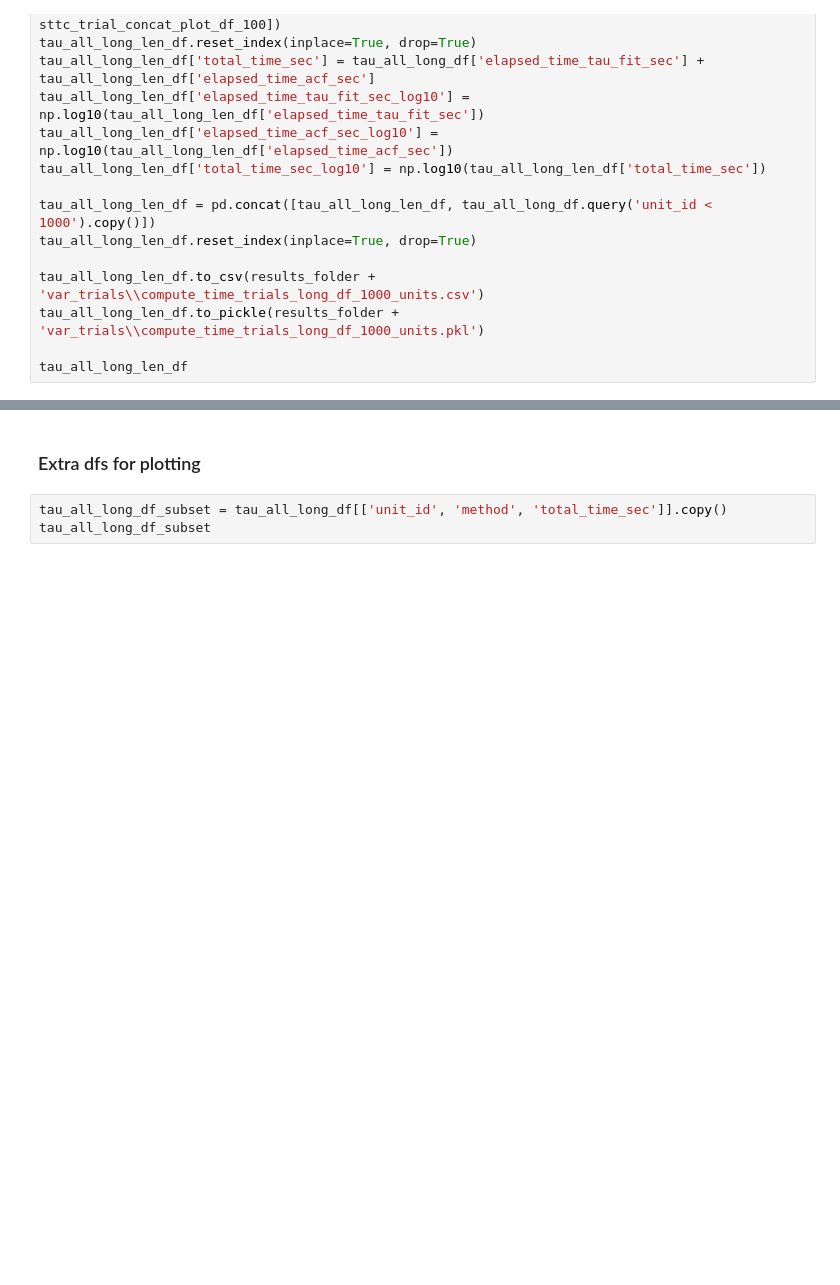
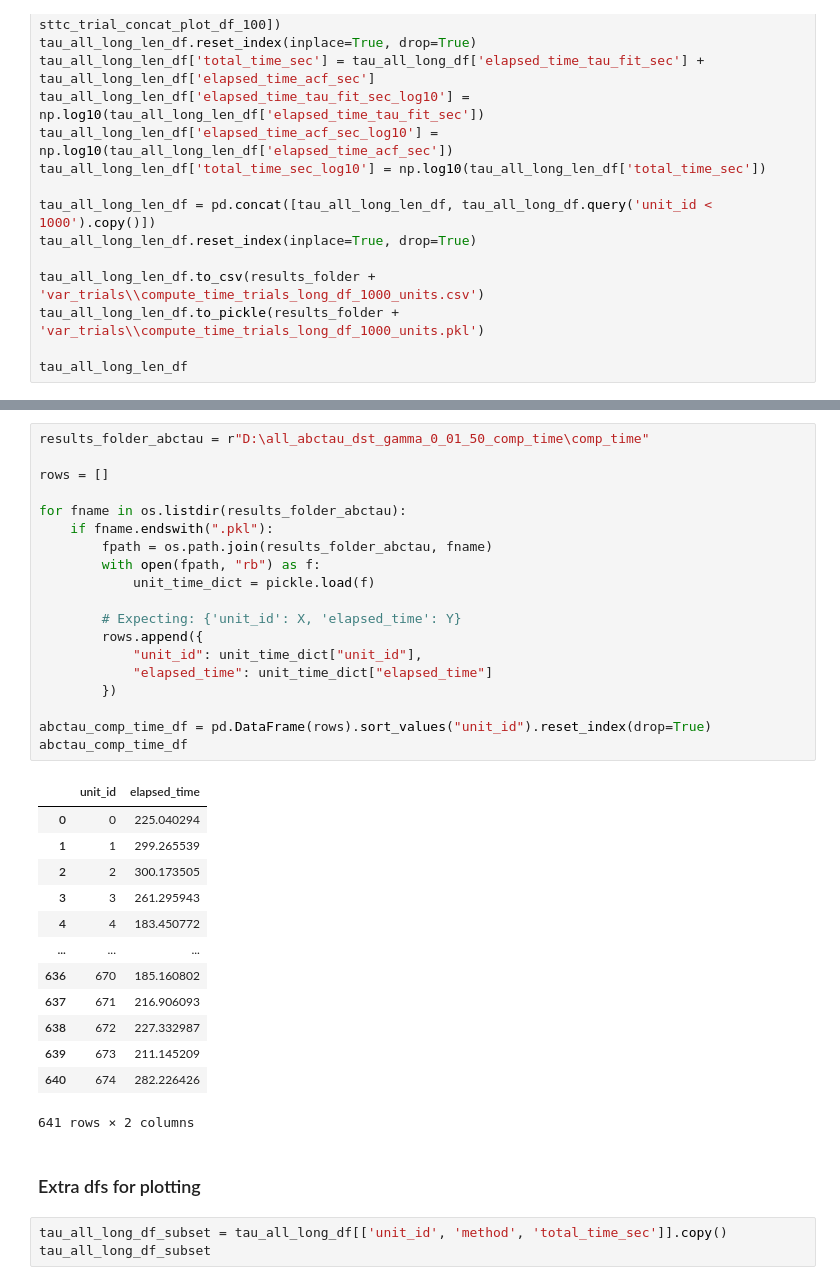
Before and after one commit to iinnpp/isttc, a Jupyter notebook: notebooks/synthetic/compute_time_trials.ipynb, the cells around one changed output, grey strips where cells are left out. Cells and saved outputs as stored; diff of their text form; blank space fills up the shorter version.

```diff
--- a/notebooks/synthetic/compute_time_trials.ipynb
+++ b/notebooks/synthetic/compute_time_trials.ipynb
@@ -166,3 +153,36 @@ tau_all_long_len_df
+# %%
+results_folder_abctau = r"D:\all_abctau_dst_gamma_0_01_50_comp_time\comp_time"
+
+rows = []
+
+for fname in os.listdir(results_folder_abctau):
+    if fname.endswith(".pkl"):
+        fpath = os.path.join(results_folder_abctau, fname)
+        with open(fpath, "rb") as f:
+            unit_time_dict = pickle.load(f)
+
+        # Expecting: {'unit_id': X, 'elapsed_time': Y}
+        rows.append({
+            "unit_id": unit_time_dict["unit_id"],
+            "elapsed_time": unit_time_dict["elapsed_time"]
+        })
+
+abctau_comp_time_df = pd.DataFrame(rows).sort_values("unit_id").reset_index(drop=True)
+abctau_comp_time_df
+# %% [output]
+|  | unit_id | elapsed_time |
+| 0 | 0 | 225.040294 |
+| 1 | 1 | 299.265539 |
+| 2 | 2 | 300.173505 |
+| 3 | 3 | 261.295943 |
+| 4 | 4 | 183.450772 |
+| ... | ... | ... |
+| 636 | 670 | 185.160802 |
+| 637 | 671 | 216.906093 |
+| 638 | 672 | 227.332987 |
+| 639 | 673 | 211.145209 |
+| 640 | 674 | 282.226426 |
+641 rows × 2 columns
 # %% [markdown]
 ### Extra dfs for plotting
 # %%
```
Also changed, not shown: parts of 13 cells of this notebook, 7 other files.
